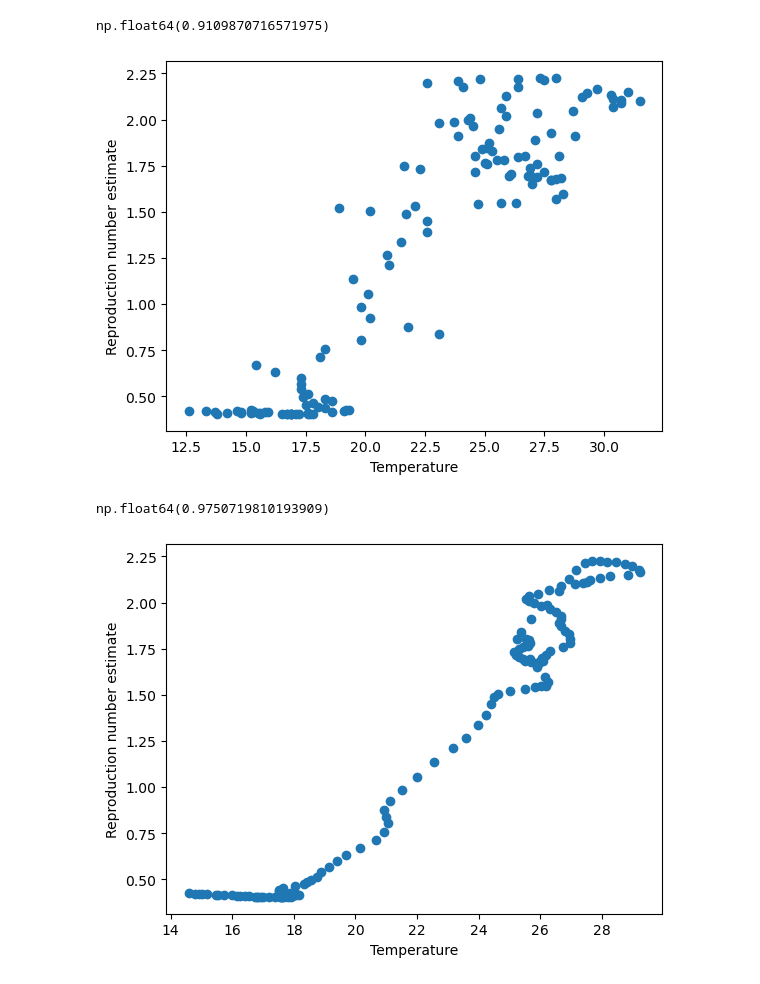
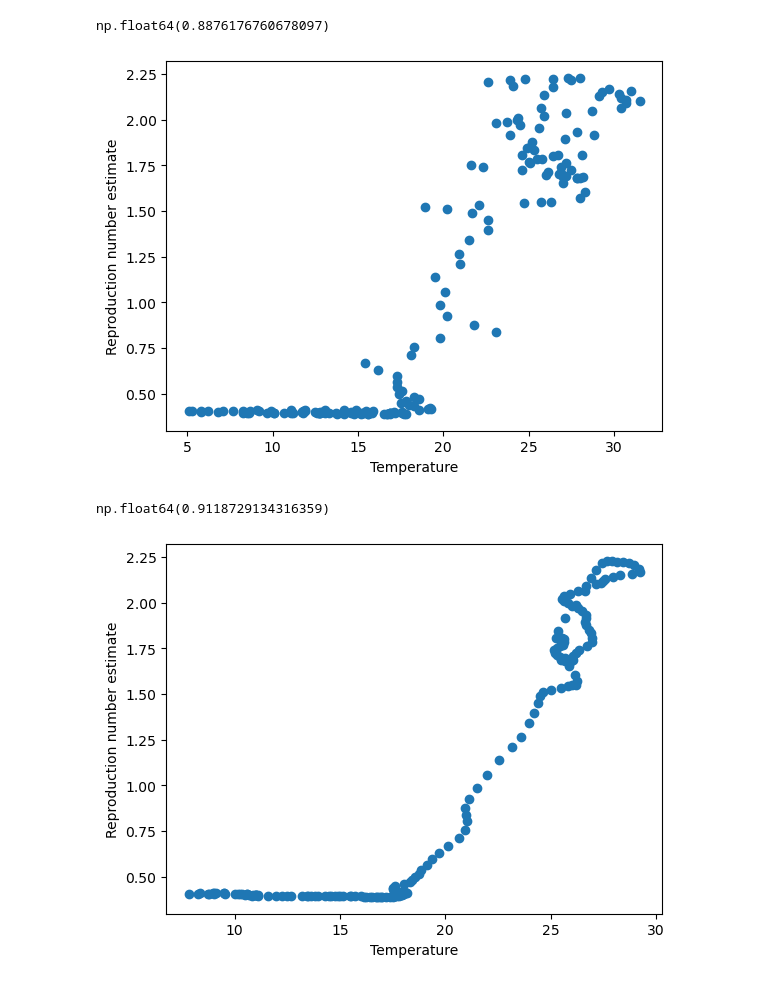
Before and after one commit to will-s-hart/end-of-outbreak-vbd, a Jupyter notebook: correlations.ipynb, the cells around one changed output. Saved outputs shown, nothing was run; the diff lists cells and outputs as text; code cells hidden in the pictures.

```diff
--- a/correlations.ipynb
+++ b/correlations.ipynb
@@ -36,12 +28,38 @@ rep_no_func_doy = parameters["rep_no_func_doy"]
 
 rng = np.random.default_rng(2)
+# %%
+doy_start = df["doy"].to_numpy()[0]
+incidence_vec = np.append(
+    df["cases"].to_numpy(), np.zeros(len(gen_time_dist_vec) + 1, dtype=int)
+)
+no_days = len(incidence_vec)
+t_vec = np.arange(no_days)
+doy_vec = (np.arange(doy_start, doy_start + no_days) - 1) % 365 + 1
+temperature_vec = (
+    df_weather["temperature"].loc[df_weather["doy"].isin(doy_vec)].to_numpy()
+)
+temperature_vec_smoothed = (
+    df_weather["temperature_smoothed"].loc[df_weather["doy"].isin(doy_vec)].to_numpy()
+)
+temperature_vec_rolling = (
+    df_weather["temperature_rolling"].loc[df_weather["doy"].isin(doy_vec)].to_numpy()
+)
+suitability_vec = (
+    df_weather["suitability"].loc[df_weather["doy"].isin(doy_vec)].to_numpy()
+)
+suitability_vec_smoothed = (
+    df_weather["suitability_smoothed"].loc[df_weather["doy"].isin(doy_vec)].to_numpy()
+)
+suitability_vec_rolling = (
+    df_weather["suitability_rolling_temp"]
+    .loc[df_weather["doy"].isin(doy_vec)]
+    .to_numpy()
+)
 # %%
-doy_start = df["doy"].to_numpy()[0]
-incidence_vec = df["cases"].to_numpy()
-doy_vec = np.arange(doy_start, doy_start + len(incidence_vec))
 idata = fit_random_walk_model(
     incidence_vec=incidence_vec,
     gen_time_dist_vec=gen_time_dist_vec,
+    random_walk_sd=0.1,
 )
 rep_no_vec = idata.posterior["rep_no_vec"].mean(dim=["chain", "draw"]).to_numpy()
 # %% [output]
@@ -79,32 +72,19 @@ ax2.set_ylabel("Time-dependent reproduction number");
 # %%
-temperature_vec = (
-    df_weather["temperature"].loc[df_weather["doy"].isin(doy_vec)].to_numpy()
-)
 fig, ax = plt.subplots()
 ax.scatter(temperature_vec, rep_no_vec)
 ax.set_xlabel("Temperature")
 ax.set_ylabel("Reproduction number estimate")
 np.corrcoef(temperature_vec, rep_no_vec)[0, 1]
 # %% [output]
-np.float64(0.9109870716571975)
+np.float64(0.8876176760678097)
-[figure, old version]
+[figure, new version]
 # %%
-window = 14
-df_weather_rolling = (
-    df_weather[["temperature"]].rolling(window=window, center=False).mean()
-)
-df_weather_rolling["doy"] = df_weather_rolling.index.dayofyear
-temperature_vec_rolling = (
-    df_weather_rolling["temperature"]
-    .loc[df_weather_rolling["doy"].isin(doy_vec)]
-    .to_numpy()
-)
 fig, ax = plt.subplots()
 ax.scatter(temperature_vec_rolling, rep_no_vec)
 ax.set_xlabel("Temperature")
 ax.set_ylabel("Reproduction number estimate")
 np.corrcoef(temperature_vec_rolling, rep_no_vec)[0, 1]
 # %% [output]
-np.float64(0.9750719810193909)
+np.float64(0.9118729134316359)
-[figure, old version]
+[figure, new version]
 # %%
```
Also changed, not shown: parts of 10 cells of this notebook, 11 other files.
